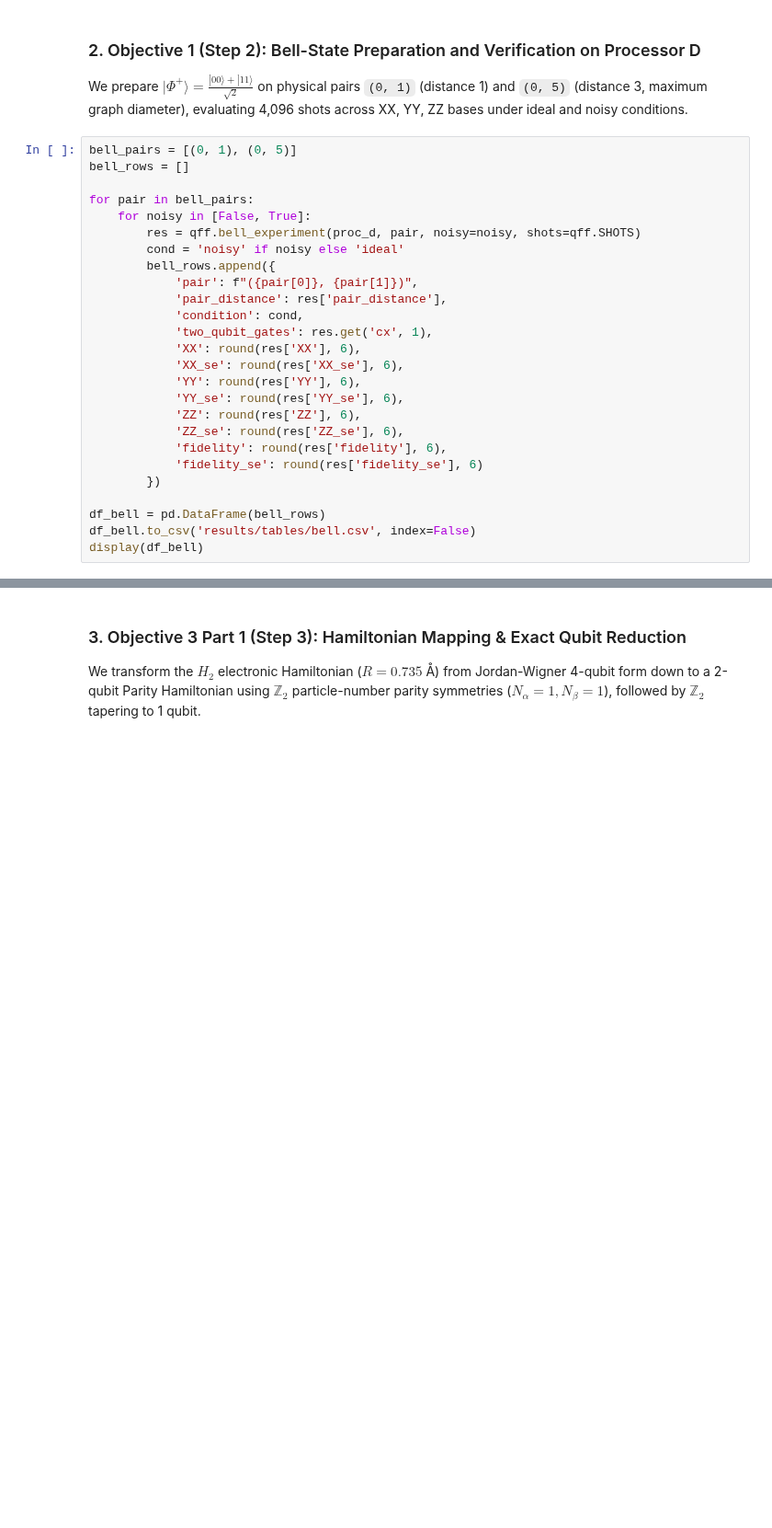
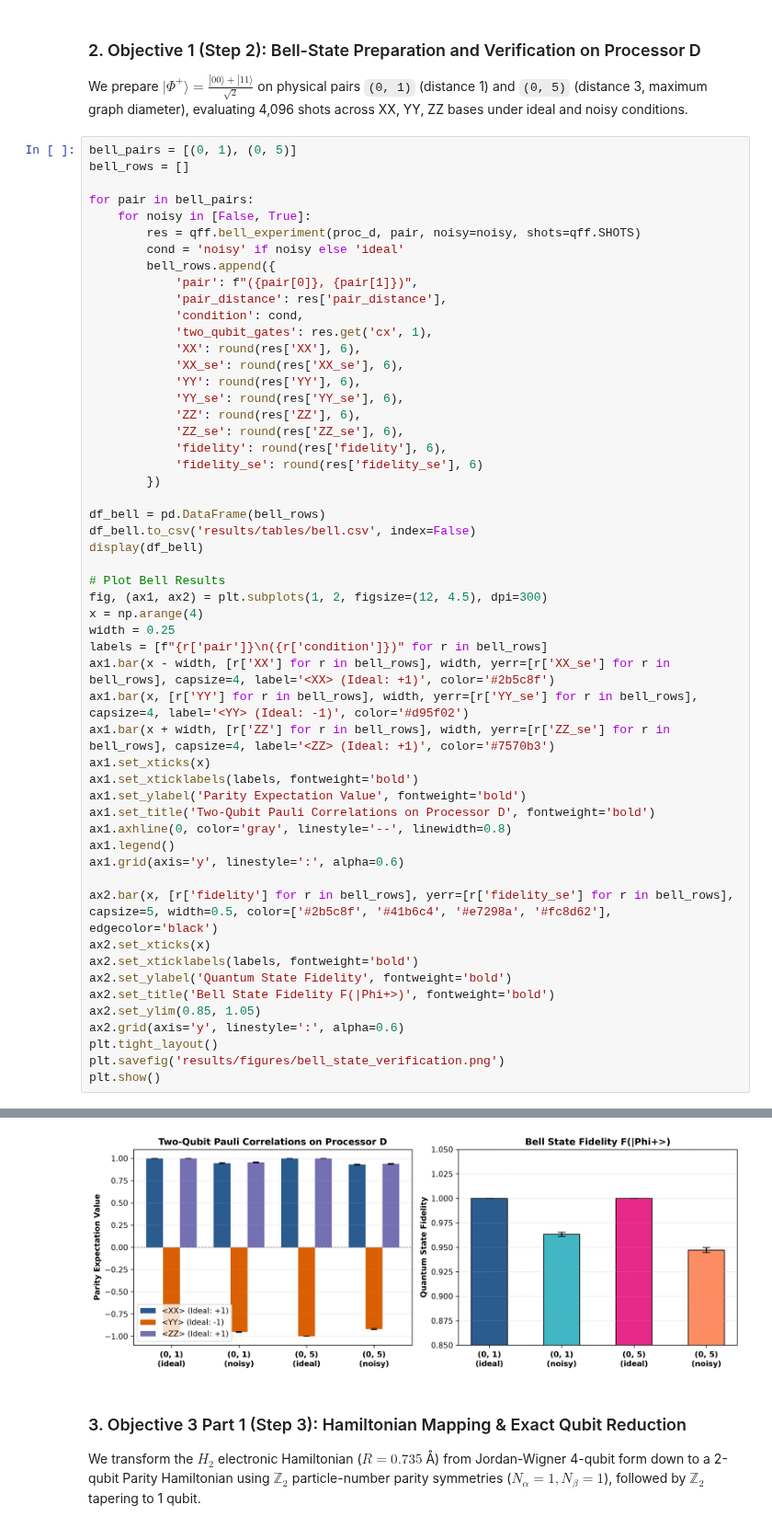
Before and after one commit to uzuhiko06/qff-2026-c1-h2-vqe, a Jupyter notebook: PHASE_TWO/main.ipynb, the cells around one changed output, grey strips where cells are left out. Shown at 92% size. Saved outputs shown, nothing was run; the diff lists cells and outputs as text; blank space fills up the shorter version.

```diff
--- a/PHASE_TWO/main.ipynb
+++ b/PHASE_TWO/main.ipynb
@@ -58,33 +83,61 @@ bell_pairs = [(0, 1), (0, 5)]
 bell_rows = []
 
 for pair in bell_pairs:
     for noisy in [False, True]:
         res = qff.bell_experiment(proc_d, pair, noisy=noisy, shots=qff.SHOTS)
         cond = 'noisy' if noisy else 'ideal'
         bell_rows.append({
             'pair': f"({pair[0]}, {pair[1]})",
             'pair_distance': res['pair_distance'],
             'condition': cond,
             'two_qubit_gates': res.get('cx', 1),
             'XX': round(res['XX'], 6),
             'XX_se': round(res['XX_se'], 6),
             'YY': round(res['YY'], 6),
             'YY_se': round(res['YY_se'], 6),
             'ZZ': round(res['ZZ'], 6),
             'ZZ_se': round(res['ZZ_se'], 6),
             'fidelity': round(res['fidelity'], 6),
             'fidelity_se': round(res['fidelity_se'], 6)
         })
 
 df_bell = pd.DataFrame(bell_rows)
 df_bell.to_csv('results/tables/bell.csv', index=False)
 display(df_bell)
+
+# Plot Bell Results
+fig, (ax1, ax2) = plt.subplots(1, 2, figsize=(12, 4.5), dpi=300)
+x = np.arange(4)
+width = 0.25
+labels = [f"{r['pair']}\n({r['condition']})" for r in bell_rows]
+ax1.bar(x - width, [r['XX'] for r in bell_rows], width, yerr=[r['XX_se'] for r in bell_rows], capsize=4, label='<XX> (Ideal: +1)', color='#2b5c8f')
+ax1.bar(x, [r['YY'] for r in bell_rows], width, yerr=[r['YY_se'] for r in bell_rows], capsize=4, label='<YY> (Ideal: -1)', color='#d95f02')
+ax1.bar(x + width, [r['ZZ'] for r in bell_rows], width, yerr=[r['ZZ_se'] for r in bell_rows], capsize=4, label='<ZZ> (Ideal: +1)', color='#7570b3')
+ax1.set_xticks(x)
+ax1.set_xticklabels(labels, fontweight='bold')
+ax1.set_ylabel('Parity Expectation Value', fontweight='bold')
+ax1.set_title('Two-Qubit Pauli Correlations on Processor D', fontweight='bold')
+ax1.axhline(0, color='gray', linestyle='--', linewidth=0.8)
+ax1.legend()
+ax1.grid(axis='y', linestyle=':', alpha=0.6)
+
+ax2.bar(x, [r['fidelity'] for r in bell_rows], yerr=[r['fidelity_se'] for r in bell_rows], capsize=5, width=0.5, color=['#2b5c8f', '#41b6c4', '#e7298a', '#fc8d62'], edgecolor='black')
+ax2.set_xticks(x)
+ax2.set_xticklabels(labels, fontweight='bold')
+ax2.set_ylabel('Quantum State Fidelity', fontweight='bold')
+ax2.set_title('Bell State Fidelity F(|Phi+>)', fontweight='bold')
+ax2.set_ylim(0.85, 1.05)
+ax2.grid(axis='y', linestyle=':', alpha=0.6)
+plt.tight_layout()
+plt.savefig('results/figures/bell_state_verification.png')
+plt.show()
 # %% [output]
 |  | pair | pair_distance | condition | two_qubit_gates | XX | XX_se | YY | YY_se | ZZ | ... |
 | 0 | (0, 1) | 1 | ideal | 1 | 1.000000 | 0.000000 | -1.000000 | 0.000000 | 1.000000 | ... |
 | 1 | (0, 1) | 1 | noisy | 1 | 0.945801 | 0.005074 | -0.952148 | 0.004776 | 0.955078 | ... |
 | 2 | (0, 5) | 3 | ideal | 7 | 1.000000 | 0.000000 | -1.000000 | 0.000000 | 1.000000 | ... |
 | 3 | (0, 5) | 3 | noisy | 7 | 0.930176 | 0.005736 | -0.919922 | 0.006127 | 0.938477 | ... |
+[figure, added]
 # %% [markdown]
 ### 3. Objective 3 Part 1 (Step 3): Hamiltonian Mapping & Exact Qubit Reduction
 We transform the $H_2$ electronic Hamiltonian ($R=0.735$ Å) from Jordan-Wigner 4-qubit form down to a 2-qubit Parity Hamiltonian using $\mathbb{Z}_2$ particle-number parity symmetries ($N_\alpha=1, N_\beta=1$), followed by $\mathbb{Z}_2$ tapering to 1 qubit.
```
Also changed, not shown: parts of 8 cells of this notebook, 6 other files.
